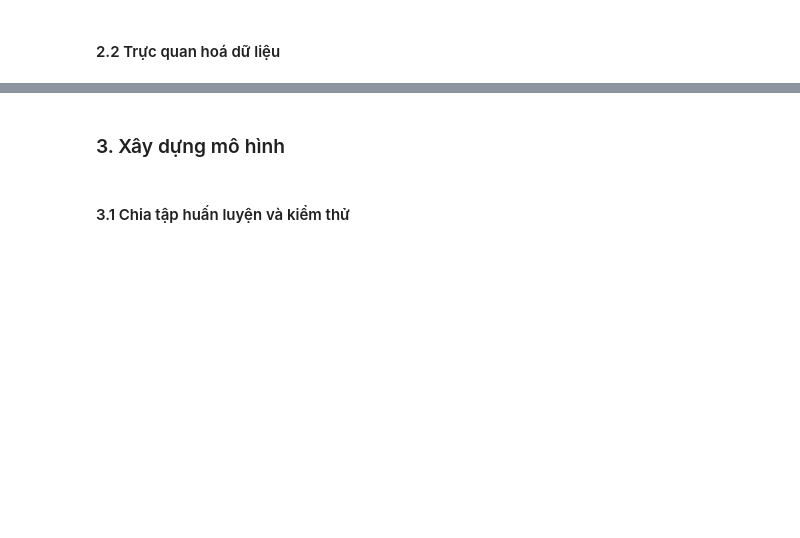
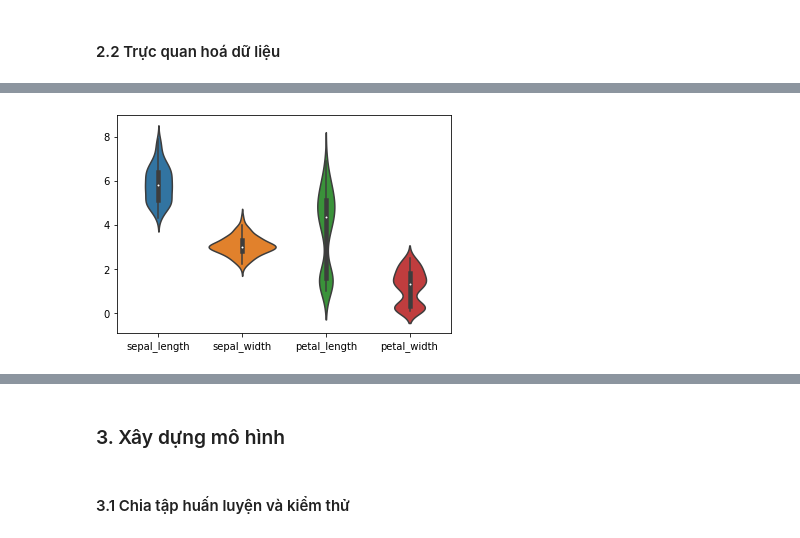
Before and after one commit to honghanhh/mci_python_33a8_l1, a Jupyter notebook: Live Slides/Live Lecture 9/Live_Lecture_9.ipynb, the cells around one changed output, grey strips where cells are left out. Saved outputs shown, nothing was run; the diff lists cells and outputs as text; code cells hidden in the pictures; blank space fills up the shorter version.

```diff
--- a/Live Slides/Live Lecture 9/Live_Lecture_9.ipynb
+++ b/Live Slides/Live Lecture 9/Live_Lecture_9.ipynb
@@ -66,0 +144,5 @@ iris.head()
+# %%
+sns.violinplot(data=iris)
+plt.show()
+# %% [output]
+[figure, added]
```
Also changed, not shown: parts of 30 cells of this notebook, 6 other files.
